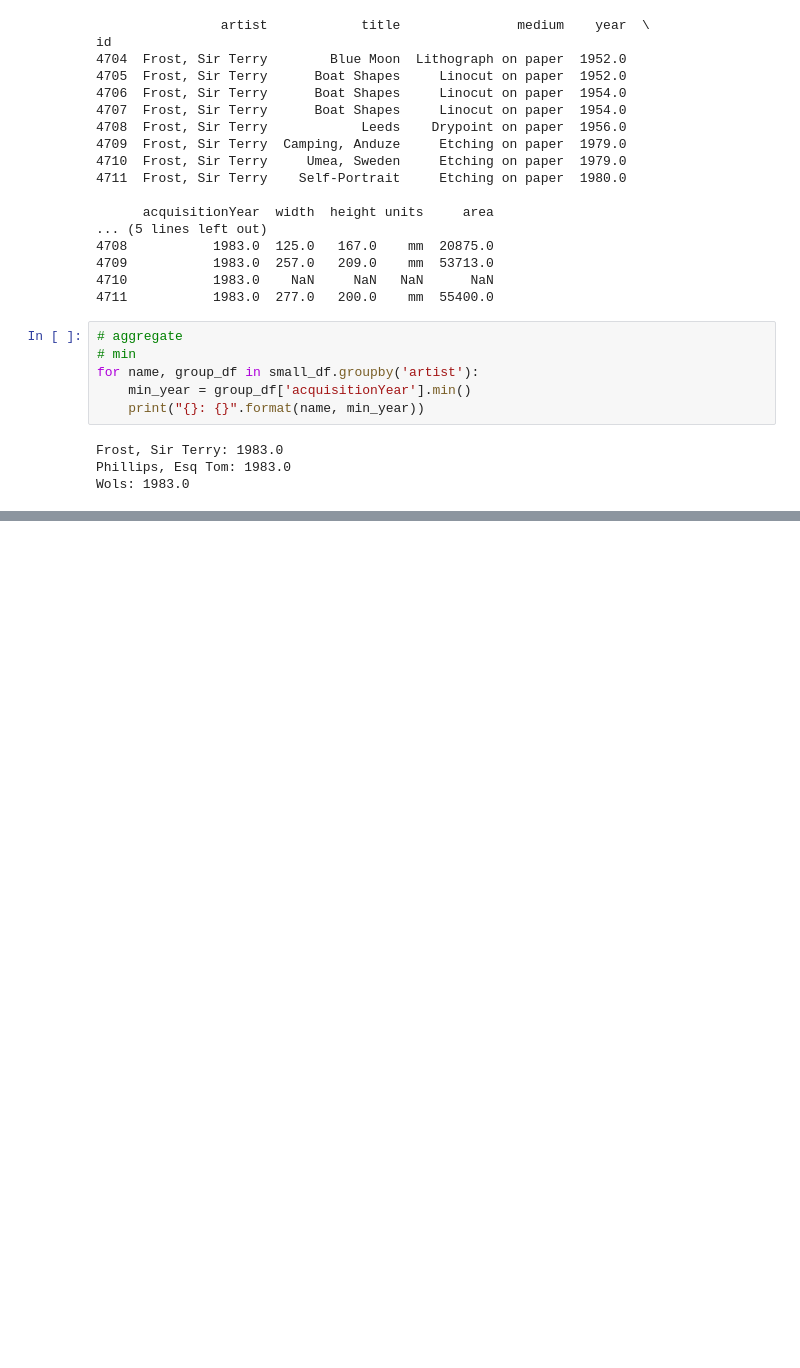
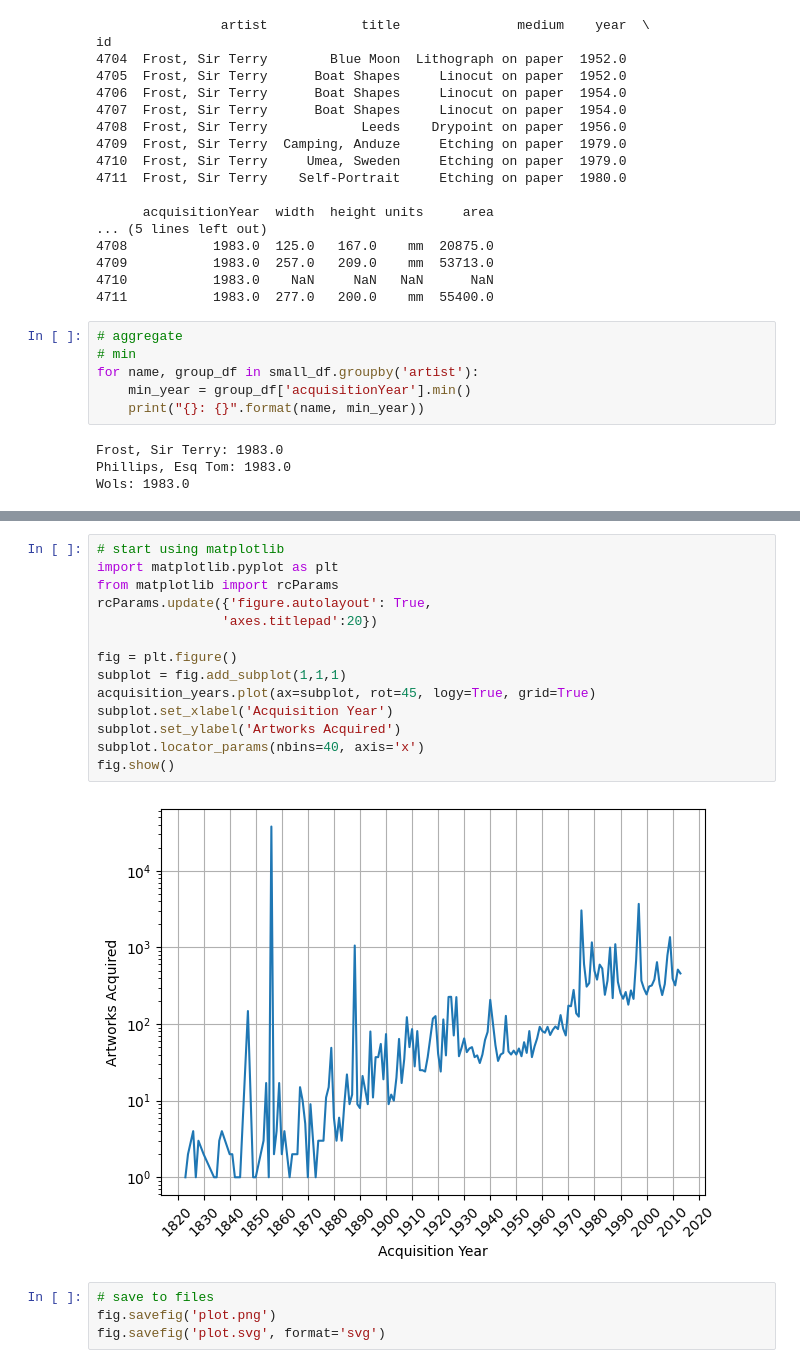
Before and after one commit to wuamy/notebook, a Jupyter notebook: Pandas.ipynb, the cells around one changed output, grey strips where cells are left out. Drawn from its saved outputs; the diff is of its cells as text; blank space fills up the shorter version.

```diff
--- a/Pandas.ipynb
+++ b/Pandas.ipynb
@@ -321,0 +464,20 @@ Wols: 1983.0
+# %%
+# start using matplotlib
+import matplotlib.pyplot as plt
+from matplotlib import rcParams
+rcParams.update({'figure.autolayout': True,
+                'axes.titlepad':20})
+
+fig = plt.figure()
+subplot = fig.add_subplot(1,1,1)
+acquisition_years.plot(ax=subplot, rot=45, logy=True, grid=True)
+subplot.set_xlabel('Acquisition Year')
+subplot.set_ylabel('Artworks Acquired')
+subplot.locator_params(nbins=40, axis='x')
+fig.show()
+# %% [output]
+[figure, added]
+# %%
+# save to files
+fig.savefig('plot.png')
+fig.savefig('plot.svg', format='svg')
```
Also changed, not shown: parts of 18 cells of this notebook, 10 other files.
